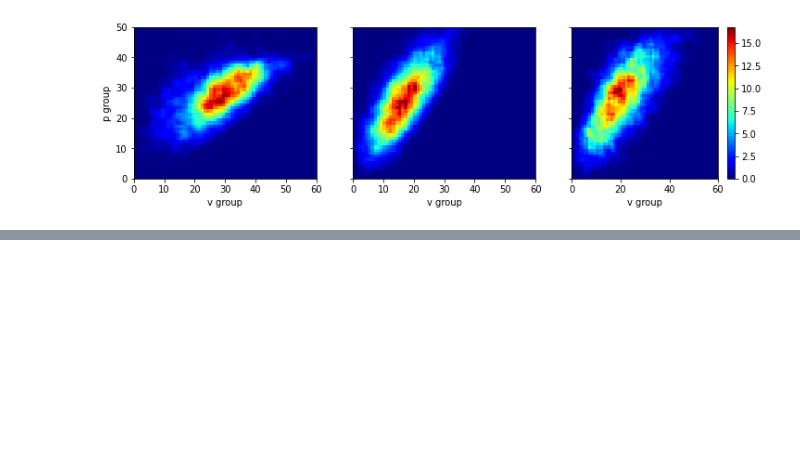
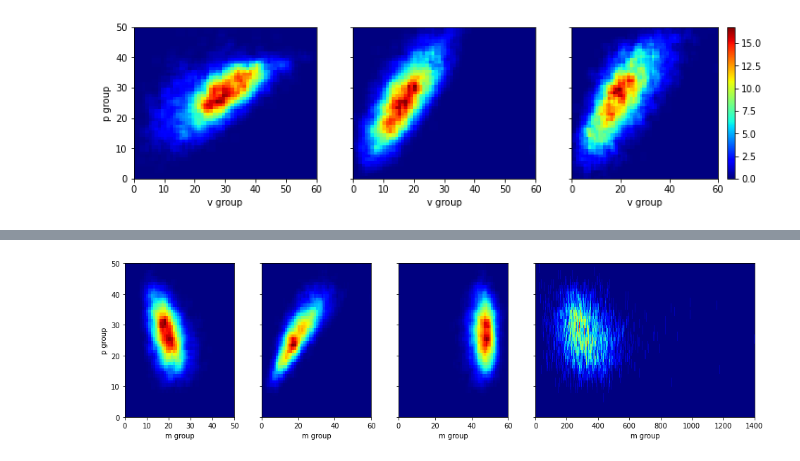
Before and after one commit to sskett/cosc301, a Jupyter notebook: density_plots.ipynb, the cells around one changed output, grey strips where cells are left out. Saved outputs shown, nothing was run; the diff lists cells and outputs as text; code cells hidden in the pictures; blank space fills up the shorter version.

```diff
--- a/density_plots.ipynb
+++ b/density_plots.ipynb
@@ -181,0 +184,10 @@ draw_prob_density(play_df['offense_v_to_end'], play_df['offense_p_to_end'], 60,
+# %%
+fig, axs = plt.subplots(1, 4, sharey=True, figsize=(16, 4), gridspec_kw={'width_ratios': [1, 1, 1, 2]})
+
+draw_prob_density(play_df['defense_m_play'], play_df['defense_p_play'], 50, 50, axs[0], 'm group', 'p group',
+                  cbar=False)
+draw_prob_density(play_df['defense_v_play'], play_df['defense_p_play'], 60, 50, axs[1], 'm group', cbar=False)
+draw_prob_density(play_df['defense_h_play'], play_df['defense_p_play'], 60, 50, axs[2], 'm group', cbar=False)
+draw_prob_density(play_df['defense_a_play'], play_df['defense_p_play'], 1400, 50, axs[3], 'm group', cbar=False)
+# %% [output]
+[figure, added]
```
Also changed, not shown: parts of 2 cells of this notebook.
